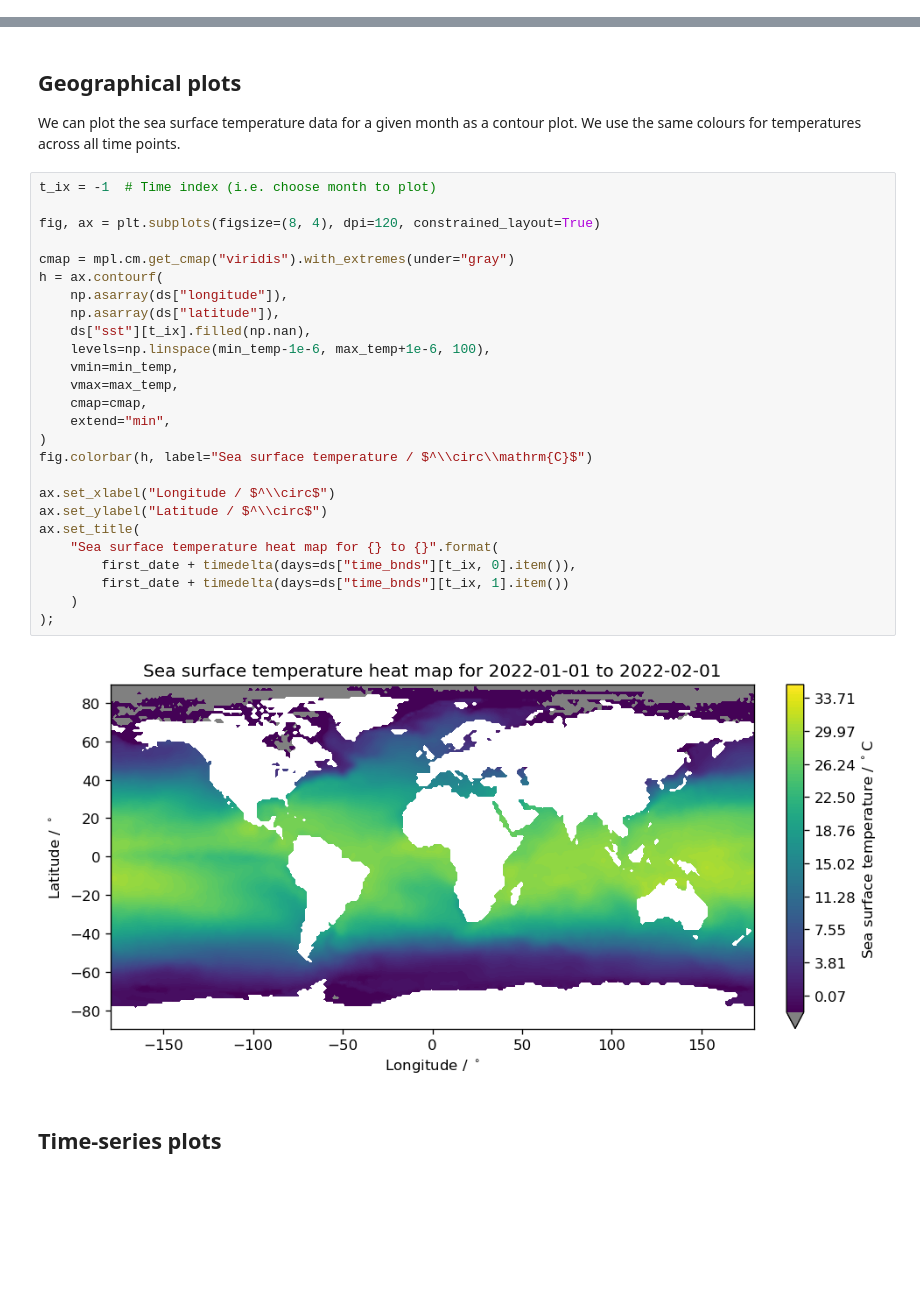
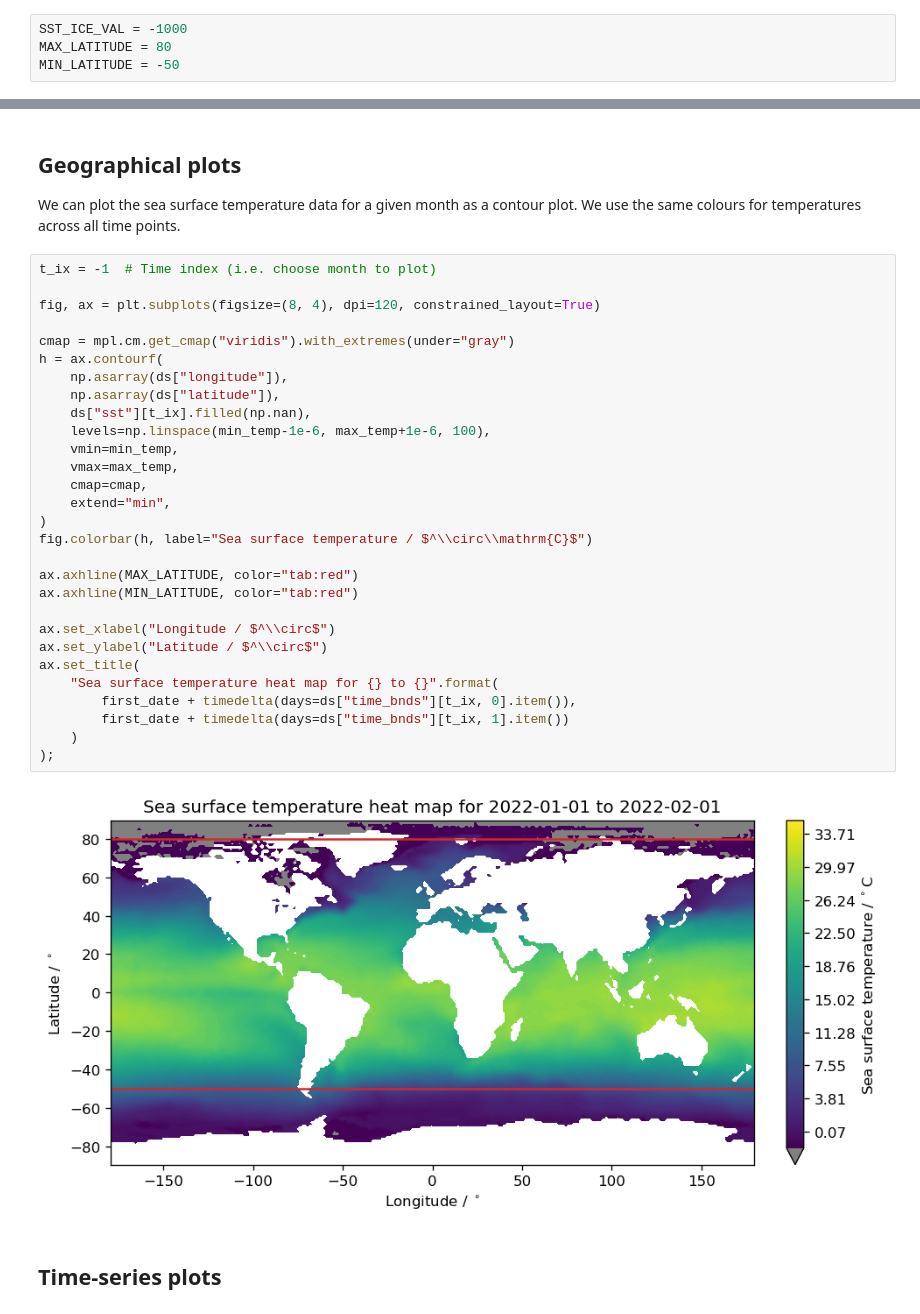
Before and after one commit to JackBuck/MA4M4-assignment, a Jupyter notebook: notebooks/Exploring_SST_Data.ipynb, the cells around one changed output, grey strips where cells are left out. Saved outputs shown, nothing was run; the diff lists cells and outputs as text; blank space fills up the shorter version.

```diff
--- a/notebooks/Exploring_SST_Data.ipynb
+++ b/notebooks/Exploring_SST_Data.ipynb
@@ -9,6 +9,10 @@ import scipy.signal
 import matplotlib as mpl
 from matplotlib import pyplot as plt
 from tqdm import tqdm
+# %%
+SST_ICE_VAL = -1000
+MAX_LATITUDE = 80
+MIN_LATITUDE = -50
 # %% [markdown]
 ## Loading the dataset
 I am using the sea surface temperature data from the Hadley Center Sea Surface Temperature data set (HadISST) available here:
@@ -57,31 +59,34 @@ We can plot the sea surface temperature data for a given month as a contour plot
 # %%
 t_ix = -1  # Time index (i.e. choose month to plot)
 
 fig, ax = plt.subplots(figsize=(8, 4), dpi=120, constrained_layout=True)
 
 cmap = mpl.cm.get_cmap("viridis").with_extremes(under="gray")
 h = ax.contourf(
     np.asarray(ds["longitude"]),
     np.asarray(ds["latitude"]),
     ds["sst"][t_ix].filled(np.nan),
     levels=np.linspace(min_temp-1e-6, max_temp+1e-6, 100),
     vmin=min_temp,
     vmax=max_temp,
     cmap=cmap,
     extend="min",
 )
 fig.colorbar(h, label="Sea surface temperature / $^\\circ\\mathrm{C}$")
 
+ax.axhline(MAX_LATITUDE, color="tab:red")
+ax.axhline(MIN_LATITUDE, color="tab:red")
+
 ax.set_xlabel("Longitude / $^\\circ$")
 ax.set_ylabel("Latitude / $^\\circ$")
 ax.set_title(
     "Sea surface temperature heat map for {} to {}".format(
         first_date + timedelta(days=ds["time_bnds"][t_ix, 0].item()),
         first_date + timedelta(days=ds["time_bnds"][t_ix, 1].item())
     )
 );
 # %% [output]
-[figure, old version]
+[figure, new version]
 # %% [markdown]
 ## Time-series plots
 # %%
```
Also changed, not shown: parts of 8 cells of this notebook.
